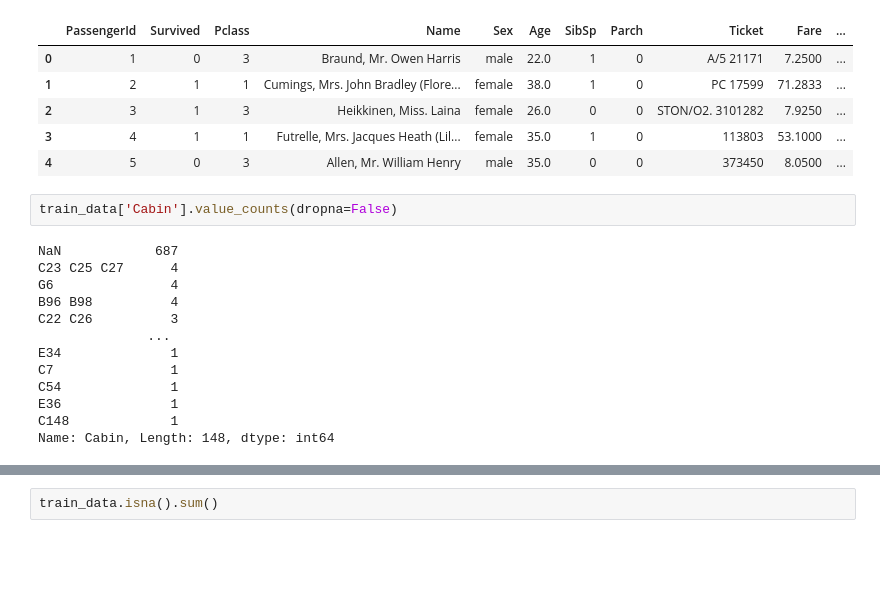
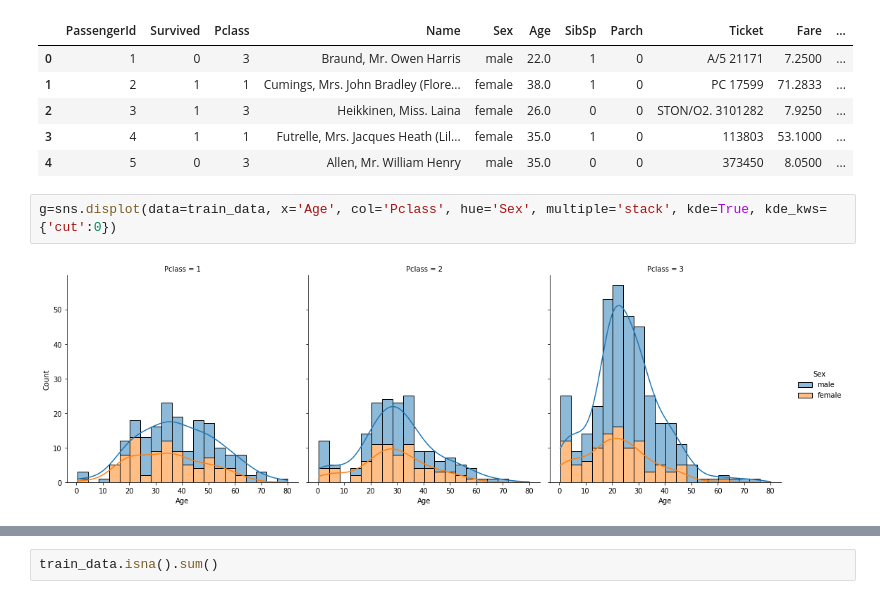
Before and after one commit to JunzhongLin/Kaggle_Contest, a Jupyter notebook: Titanic/titanic_explore.ipynb, the cells around one changed output, grey strips where cells are left out. Drawn from its saved outputs; the diff is of its cells as text; blank space fills up the shorter version.

```diff
--- a/Titanic/titanic_explore.ipynb
+++ b/Titanic/titanic_explore.ipynb
@@ -13,17 +23,6 @@ train_data.head(5)
 | 3 | 4 | 1 | 1 | Futrelle, Mrs. Jacques Heath (Lil... | female | 35.0 | 1 | 0 | 113803 | 53.1000 | ... |
 | 4 | 5 | 0 | 3 | Allen, Mr. William Henry | male | 35.0 | 0 | 0 | 373450 | 8.0500 | ... |
 # %%
-train_data['Cabin'].value_counts(dropna=False)
+g=sns.displot(data=train_data, x='Age', col='Pclass', hue='Sex', multiple='stack', kde=True, kde_kws={'cut':0})
 # %% [output]
-NaN            687
-C23 C25 C27      4
-G6               4
-B96 B98          4
-C22 C26          3
-              ...
-E34              1
-C7               1
-C54              1
-E36              1
-C148             1
-Name: Cabin, Length: 148, dtype: int64
+[figure, added]
```
Also changed, not shown: parts of 8 cells of this notebook.
